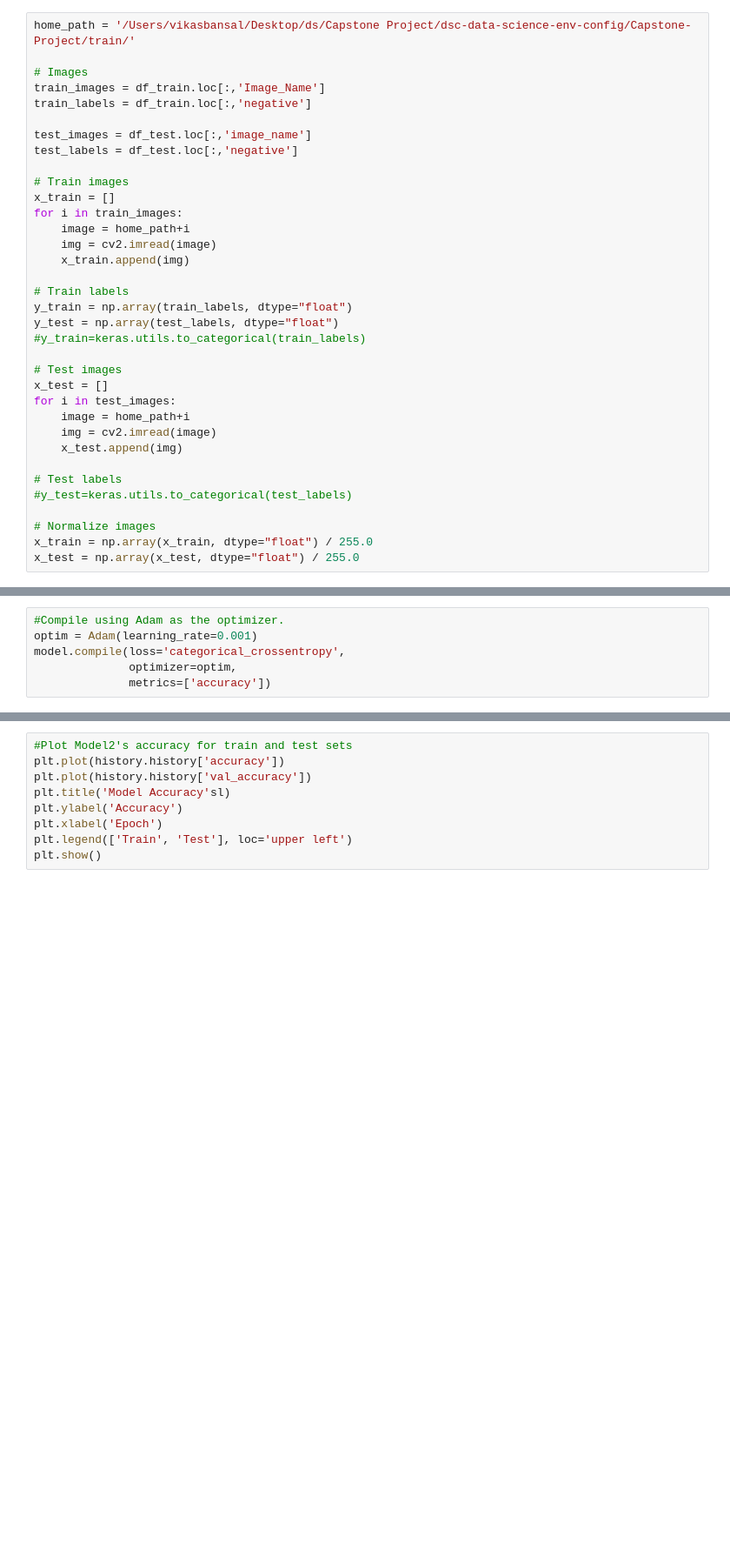
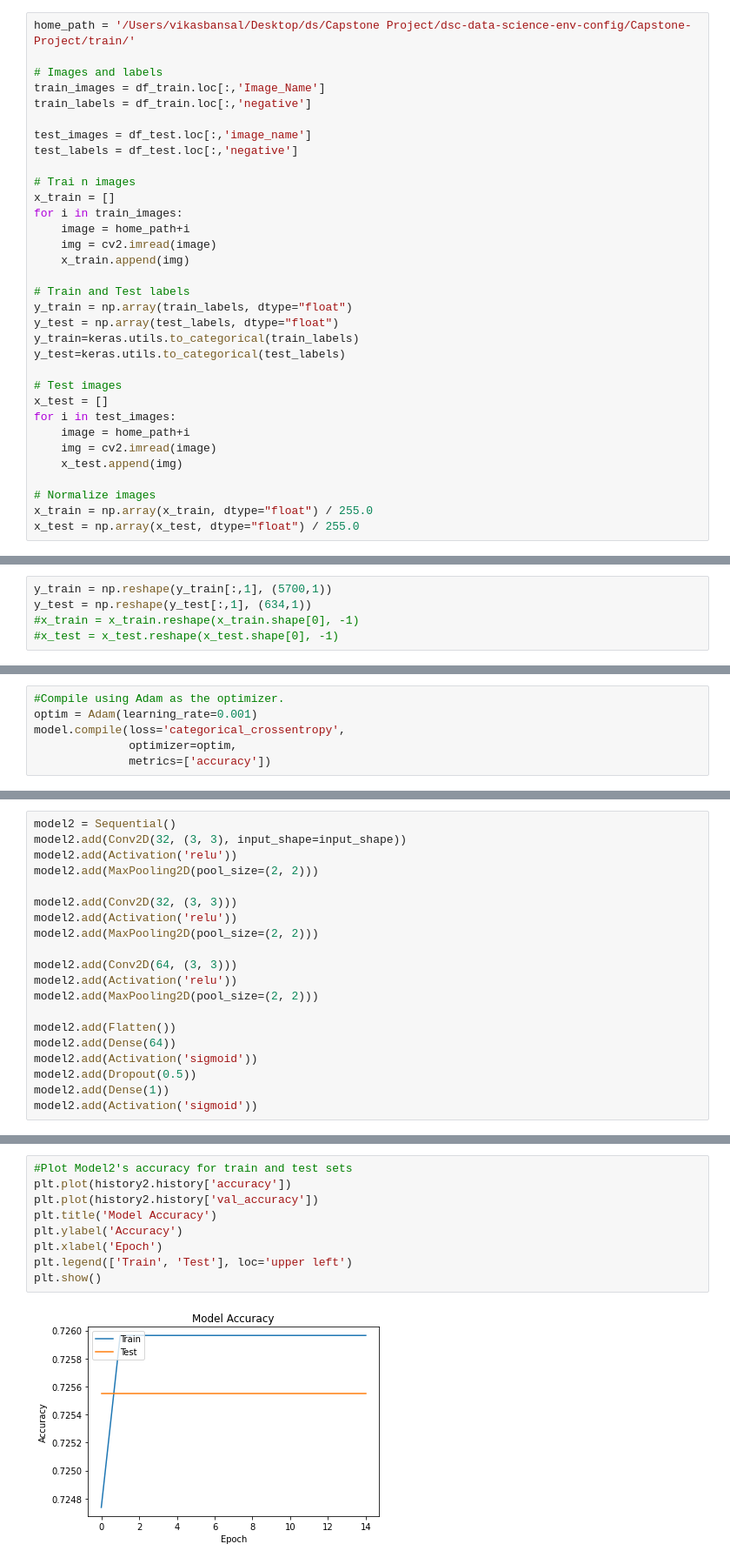
Before and after one commit to vikasb512/Capstone-Project, a Jupyter notebook: capstone-project-covid-19-detection (1).ipynb, the cells around one changed output, grey strips where cells are left out. Shown at 87% size. Saved outputs shown, nothing was run; the diff lists cells and outputs as text; blank space fills up the shorter version.

```diff
--- a/capstone-project-covid-19-detection (1).ipynb
+++ b/capstone-project-covid-19-detection (1).ipynb
@@ -359,24 +372,25 @@ df_test
 # %%
 home_path = '/Users/vikasbansal/Desktop/ds/Capstone Project/dsc-data-science-env-config/Capstone-Project/train/'
 
-# Images
+# Images and labels
 train_images = df_train.loc[:,'Image_Name']
 train_labels = df_train.loc[:,'negative']
 
 test_images = df_test.loc[:,'image_name']
 test_labels = df_test.loc[:,'negative']
 
-# Train images
+# Trai n images
 x_train = []
 for i in train_images:
     image = home_path+i
     img = cv2.imread(image)
     x_train.append(img)
 
-# Train labels
+# Train and Test labels
 y_train = np.array(train_labels, dtype="float")
 y_test = np.array(test_labels, dtype="float")
-#y_train=keras.utils.to_categorical(train_labels)
+y_train=keras.utils.to_categorical(train_labels)
+y_test=keras.utils.to_categorical(test_labels)
 
 # Test images
 x_test = []
@@ -385,9 +399,6 @@ for i in test_images:
     img = cv2.imread(image)
     x_test.append(img)
 
-# Test labels
-#y_test=keras.utils.to_categorical(test_labels)
-
 # Normalize images
 x_train = np.array(x_train, dtype="float") / 255.0
 x_test = np.array(x_test, dtype="float") / 255.0
@@ -446,0 +468,5 @@ else:
+# %%
+y_train = np.reshape(y_train[:,1], (5700,1))
+y_test = np.reshape(y_test[:,1], (634,1))
+#x_train = x_train.reshape(x_train.shape[0], -1)
+#x_test = x_test.reshape(x_test.shape[0], -1)
@@ -597,3 +705,23 @@ model2.add(layers.Dense(units=1, activation='sigmoid', kernel_regularizer='l2'))
+# %%
+model2 = Sequential()
+model2.add(Conv2D(32, (3, 3), input_shape=input_shape))
+model2.add(Activation('relu'))
+model2.add(MaxPooling2D(pool_size=(2, 2)))
+
+model2.add(Conv2D(32, (3, 3)))
+model2.add(Activation('relu'))
+model2.add(MaxPooling2D(pool_size=(2, 2)))
+
+model2.add(Conv2D(64, (3, 3)))
+model2.add(Activation('relu'))
+model2.add(MaxPooling2D(pool_size=(2, 2)))
+
+model2.add(Flatten())
+model2.add(Dense(64))
+model2.add(Activation('sigmoid'))
+model2.add(Dropout(0.5))
+model2.add(Dense(1))
+model2.add(Activation('sigmoid'))
 # %%
 model2.summary()
 # %% [output]
@@ -647,9 +781,11 @@ To silence this warning, decorate the function with @tf.autograph.experimental.d
 # %%
 #Plot Model2's accuracy for train and test sets
-plt.plot(history.history['accuracy'])
-plt.plot(history.history['val_accuracy'])
-plt.title('Model Accuracy'sl)
+plt.plot(history2.history['accuracy'])
+plt.plot(history2.history['val_accuracy'])
+plt.title('Model Accuracy')
 plt.ylabel('Accuracy')
 plt.xlabel('Epoch')
 plt.legend(['Train', 'Test'], loc='upper left')
 plt.show()
+# %% [output]
+[figure, added]
```
Also changed, not shown: parts of 65 cells of this notebook.
